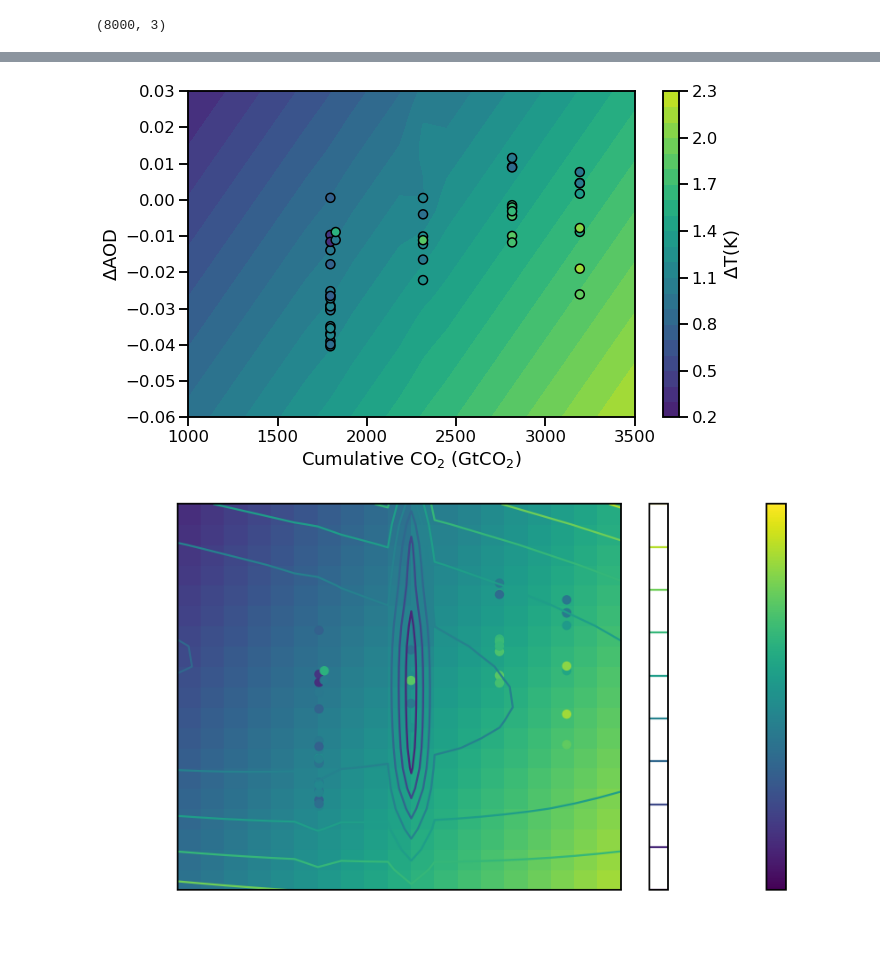
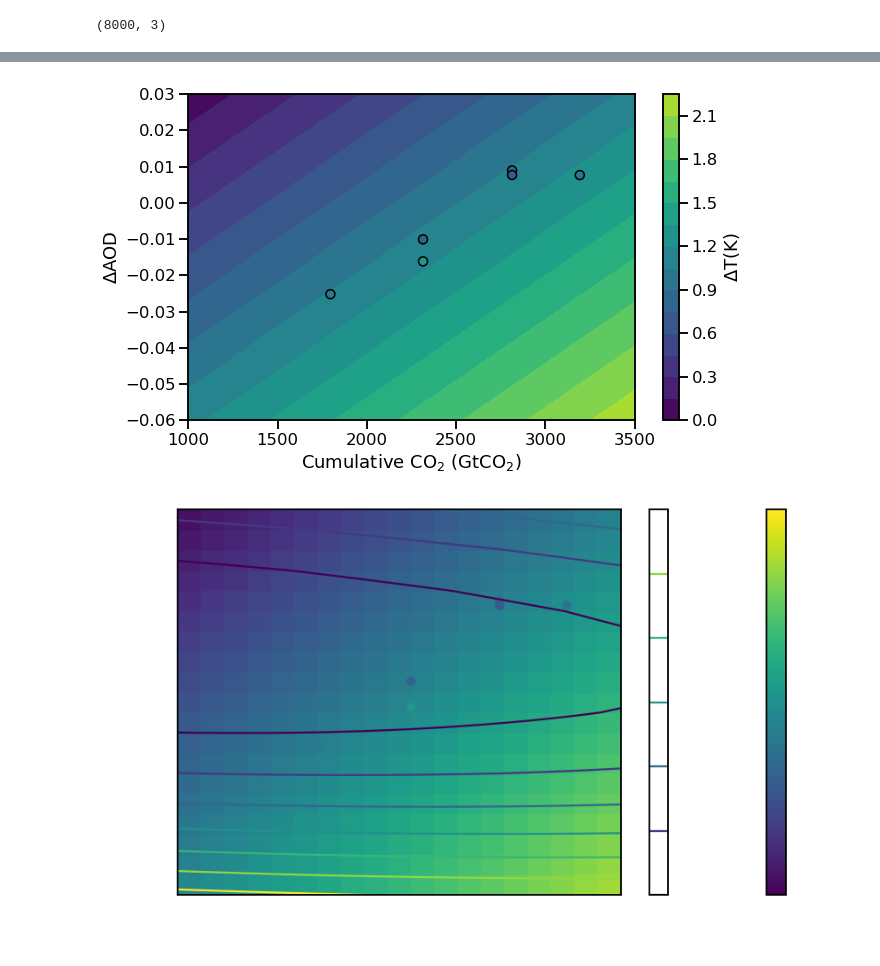
Before and after one commit to duncanwp/ESEm, a Jupyter notebook: docs/examples/CMIP6_emulator.ipynb, the cells around one changed output, grey strips where cells are left out. Saved outputs shown, nothing was run; the diff lists cells and outputs as text; code cells hidden in the pictures.

```diff
--- a/docs/examples/CMIP6_emulator.ipynb
+++ b/docs/examples/CMIP6_emulator.ipynb
@@ -277,15 +194,15 @@ with sns.plotting_context("talk"):
     plt.figure(figsize=(12, 6))
 
     norm = matplotlib.colors.Normalize(vmin=-2.5,vmax=2.5)
-    p = plt.contourf(xx, yy, Y_new.numpy().reshape(xx.shape), norm=norm, levels=30, cmap='RdBu_r')
+    p = plt.contourf(xx, yy, Y_new.reshape(xx.shape), norm=norm, levels=30, cmap='RdBu_r')
 
-    cl = plt.contour(xx, yy, Y_new.numpy().reshape(xx.shape), levels = [1.2],
+    cl = plt.contour(xx, yy, Y_new.reshape(xx.shape), levels = [1.2],
                  colors=('k',),linestyles=('-',),linewidths=(2,))
 
 #     plt.clabel(cl)#, manual=[(20,20), (0.8, 0.1)])
 #     plt.scatter(test.co2_2050, test.od550aer_2050, c=test.tas_2050, norm=norm, edgecolors='k')
-    plt.scatter(train.co2_2050, train.od550aer_2050, c=train.tas_2050, norm=norm, edgecolors='k', cmap='RdBu_r', marker='x')
-    plt.scatter(scn_mean.co2_2050, scn_mean.od550aer_2050, c=scn_mean.tas_2050, norm=norm, edgecolors='k', cmap='RdBu_r', marker='s')
+    plt.scatter(train.co2, train.od550aer, c=train.tas, norm=norm, edgecolors='k', cmap='RdBu_r', marker='x')
+    plt.scatter(scn_mean.co2, scn_mean.od550aer, c=scn_mean.tas, norm=norm, edgecolors='k', cmap='RdBu_r', marker='s')
 
 
     plt.setp(plt.gca(), xlabel='Cumulative CO$_2$ (GtCO$_2$)', ylabel='$\Delta$AOD')
@@ -306,17 +223,17 @@ with sns.plotting_context("talk"):
     plt.figure(figsize=(12, 6))
 
     norm = matplotlib.colors.Normalize(vmin=-2.5,vmax=2.5)
-    p = plt.contourf(xx, yy, Y_new.numpy().reshape(xx.shape), norm=norm, levels=30, cmap='RdBu_r')
+    p = plt.contourf(xx, yy, Y_new.reshape(xx.shape), norm=norm, levels=30, cmap='RdBu_r')
 
-    cl = plt.contour(xx, yy, Y_new.numpy().reshape(xx.shape), levels = [1.2],
+    cl = plt.contour(xx, yy, Y_new.reshape(xx.shape), levels = [1.2],
                  colors=('k',),linestyles=('-',),linewidths=(2,))
 
 #     plt.clabel(cl)#, manual=[(20,20), (0.8, 0.1)])
 #     plt.scatter(test.co2_2050, test.od550aer_2050, c=test.tas_2050, norm=norm, edgecolors='k')
-    plt.scatter(train.co2_2050, train.od550aer_2050, c=train.tas_2050, norm=norm, edgecolors='k', cmap='RdBu_r', marker='x')
-    plt.scatter(scn_mean.co2_2050, scn_mean.od550aer_2050, c=scn_mean.tas_2050, norm=norm, edgecolors='k', cmap='RdBu_r', marker='s')
+    plt.scatter(train.co2, train.od550aer, c=train.tas, norm=norm, edgecolors='k', cmap='RdBu_r', marker='x')
+    plt.scatter(scn_mean.co2, scn_mean.od550aer, c=scn_mean.tas, norm=norm, edgecolors='k', cmap='RdBu_r', marker='s')
 
-    c = plt.contour(xx, yy, Y_new_sigma.numpy().reshape(xx.shape), cmap='Reds', levels=10)
+    c = plt.contour(xx, yy, Y_new_sigma.reshape(xx.shape), cmap='Reds', levels=10)
 
     plt.setp(plt.gca(), xlabel='Cumulative CO$_2$ (GtCO$_2$)', ylabel='$\Delta$AOD')
 
@@ -330,8 +247,8 @@ with sns.plotting_context("talk"):
 # %% [markdown]
 # Including methane
 # %%
-m = get_model(['co2_2050', 'ch4_2050', 'od550aer_2050'], )
-Y_Pred, Y_var = m.predict_y(test[['co2_2050', 'ch4_2050', 'od550aer_2050']].values)
+m = get_model(['co2', 'ch4', 'od550aer'], )
+Y_Pred, Y_var = m.predict(test[['co2', 'ch4', 'od550aer']].values)
 
 validation_plot(test[y_cols].values, Y_Pred, Y_var)
 # %% [output]
@@ -378,7 +285,7 @@ X_new.shape
 # %% [output]
 (8000, 3)
 # %%
-Y_new, Y_new_sigma = m.predict_y(X_new)
+Y_new, Y_new_sigma = m.predict(X_new)
 # %%
 Y_new.shape
 # %% [output]
@@ -386,25 +293,25 @@ TensorShape([8000, 1])
 # %%
 import matplotlib
 import seaborn as sns
 
 
 with sns.plotting_context("talk"):
 
     plt.figure(figsize=(10, 6))
 
     norm = matplotlib.colors.Normalize(vmin=0.,vmax=2.5)
-    p = plt.contourf(xx[0, :, :], zz[0, :, :], Y_new.numpy().reshape(xx.shape)[0, :, :], norm=norm, levels =20)
-    plt.scatter(test.co2_2050, test.od550aer_2050, c=test.tas_2050, norm=norm, edgecolors='k')
+    p = plt.contourf(xx[0, :, :], zz[0, :, :], Y_new.reshape(xx.shape)[0, :, :], norm=norm, levels =20)
+    plt.scatter(test.co2, test.od550aer, c=test.tas, norm=norm, edgecolors='k')
 
 #     c = plt.contour(xx[0, :, :], zz[0, :, :], Y_new_sigma.numpy().reshape(xx.shape)[0, :, :])
 
 
     plt.setp(plt.gca(), xlabel='Cumulative CO$_2$ (GtCO$_2$)', ylabel='$\Delta$AOD')
 
     plt.colorbar(p, label='$\Delta$T(K)')
 #     plt.colorbar(c)
 # %% [output]
-[figure, old version]
+[figure, new version]
 # %%
 import seaborn as sns
 
@@ -420,10 +327,10 @@ with sns.plotting_context("talk"):
     plt.figure(figsize=(14, 8))
 
     norm = matplotlib.colors.Normalize(vmin=0.,vmax=2.5)
-    p = plt.pcolormesh(xx[0, :, :], zz[0, :, :], Y_new.numpy().reshape(xx.shape)[0, :, :], norm=norm)
-    plt.scatter(test.co2_2050, test.od550aer_2050, c=test.tas_2050, norm=norm, edgecolors=None)
+    p = plt.pcolormesh(xx[0, :, :], zz[0, :, :], Y_new.reshape(xx.shape)[0, :, :], norm=norm)
+    plt.scatter(test.co2, test.od550aer, c=test.tas, norm=norm, edgecolors=None)
 
-    c = plt.contour(xx[0, :, :], zz[0, :, :], Y_new_sigma.numpy().reshape(xx.shape)[0, :, :])
+    c = plt.contour(xx[0, :, :], zz[0, :, :], Y_new_sigma.reshape(xx.shape)[0, :, :])
 
     plt.setp(plt.gca(), xlabel='Cumulative CO$_2$ (GtCO$_2$)', ylabel='$\Delta$AOD')
 
@@ -432,5 +339,5 @@ with sns.plotting_context("talk"):
 
     plt.savefig('CMIP6_emulator_talk.png', transparent=True)
 # %% [output]
-[figure, old version]
+[figure, new version]
 # %%
```
Also changed, not shown: parts of 21 cells of this notebook.
